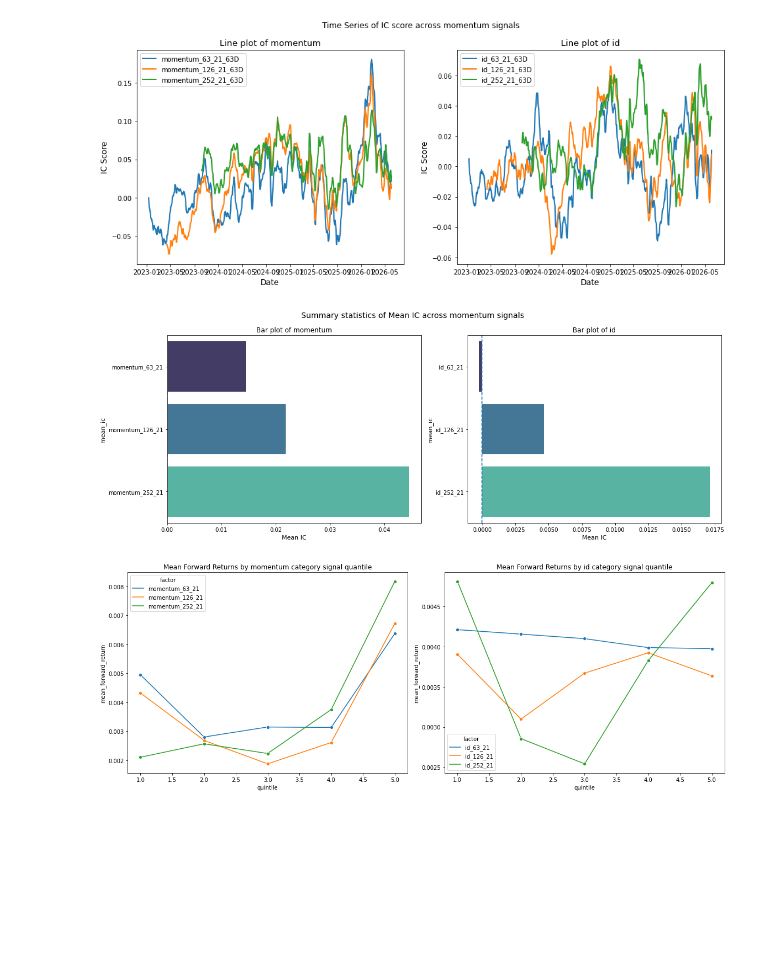
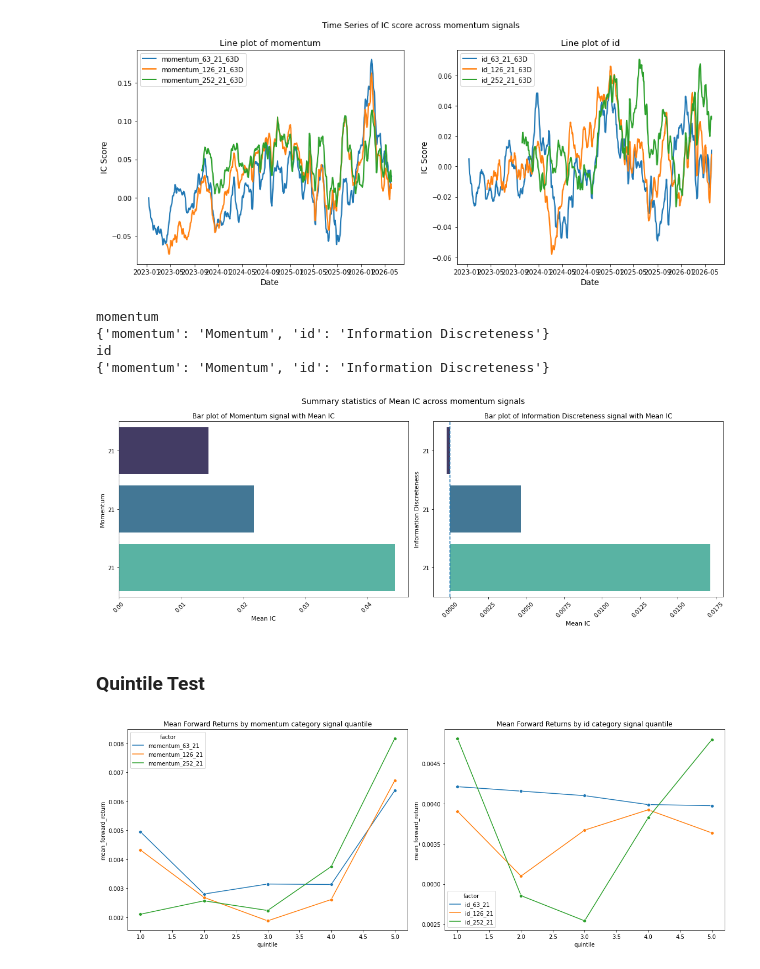
Before and after one commit to hungryfire267/systematic-equities-research, a Jupyter notebook: notebooks/research.ipynb, the cells around one changed output. Saved outputs shown, nothing was run; the diff lists cells and outputs as text; code cells hidden in the pictures; blank space fills up the shorter version.

```diff
--- a/notebooks/research.ipynb
+++ b/notebooks/research.ipynb
@@ -256,9 +309,26 @@ plot_ic_timeseries(momentum_results_ic_dict, "momentum")
 # %% [output]
 [figure]
 # %%
-plot_ic_summary_bar(momentum_results_ic_dict, momentum_summary_ic_df, "momentum", metric="mean_ic")
+momentum_name_dict = {
+    "momentum": "Momentum",
+    "id": "Information Discreteness"
+}
+
+plot_ic_summary_bar(
+    momentum_results_ic_dict,
+    momentum_summary_ic_df,
+    momentum_name_dict,
+    "momentum",
+    metric="mean_ic"
+)
 # %% [output]
+momentum
+{'momentum': 'Momentum', 'id': 'Information Discreteness'}
+id
+{'momentum': 'Momentum', 'id': 'Information Discreteness'}
-[figure, old version]
+[figure, new version]
+# %% [markdown]
+### Quintile Test
 # %%
 momentum_results_quintile_dict, momentum_summary_quintile_dict = results_quintile_dict["momentum"], summary_quintile_dict["momentum"]
 # %%
```
Also changed, not shown: parts of 57 cells of this notebook, 3 other files.
